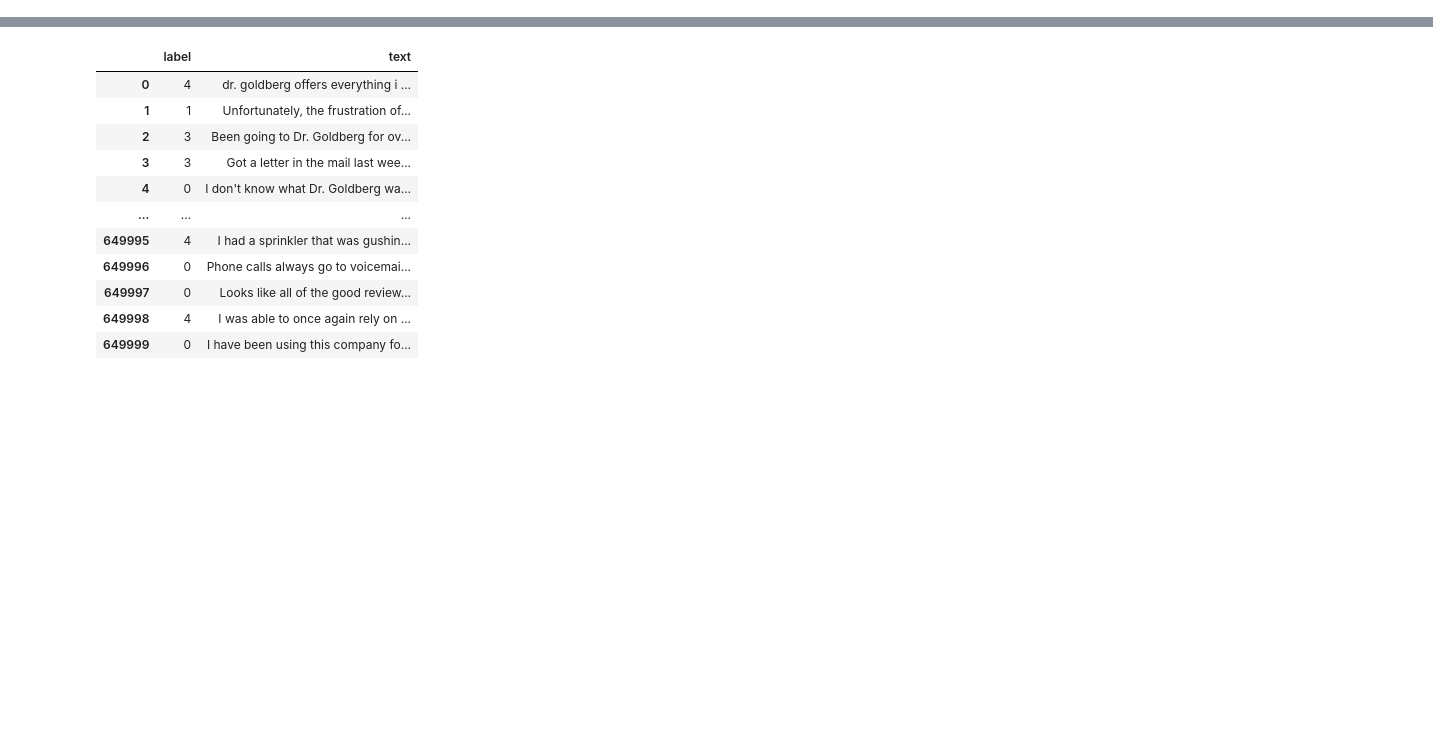
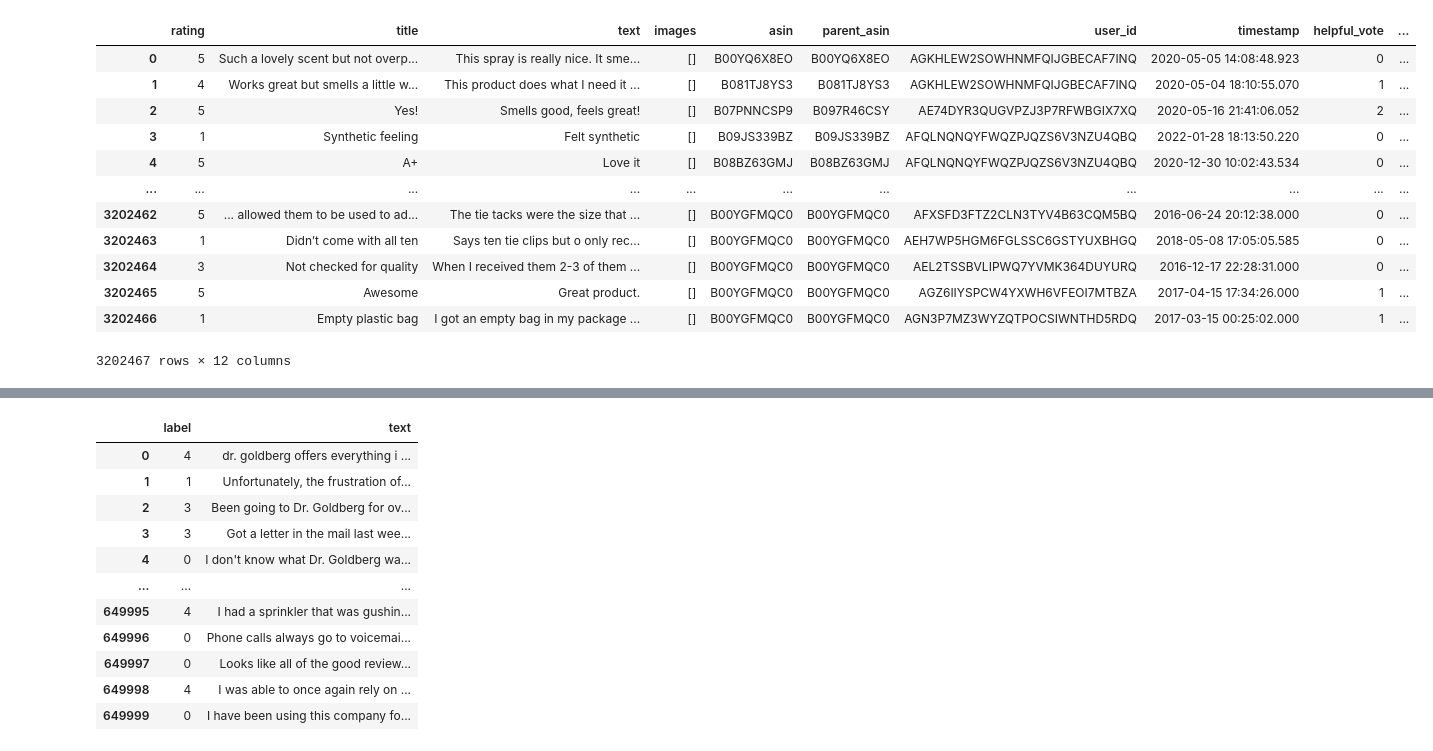
Before and after one commit to qcqced123/model_study, a Jupyter notebook: dataset_class/EDA.ipynb, the cells around one changed output, grey strips where cells are left out. Cells and saved outputs as stored; diff of their text form; code cells hidden in the pictures; blank space fills up the shorter version.

```diff
--- a/dataset_class/EDA.ipynb
+++ b/dataset_class/EDA.ipynb
@@ -25,3 +29,20 @@ beauty_df['domain'], fashion_df['domain'] = 'beauty', 'fashion'
 df = pd.concat([beauty_df, fashion_df], axis=0).reset_index(drop=True)
 df = stratified_kfold(df, 'rating', configuration.CFG)
 df.to_csv('train.csv', index=False, encoding='utf-8')
+# %%
+df = load_all_types_dataset('./data_folder/commerce/amazon/train.csv')
+df
+# %% [output]
+|  | rating | title | text | images | asin | parent_asin | user_id | timestamp | helpful_vote | ... |
+| 0 | 5 | Such a lovely scent but not overp... | This spray is really nice. It sme... | [] | B00YQ6X8EO | B00YQ6X8EO | AGKHLEW2SOWHNMFQIJGBECAF7INQ | 2020-05-05 14:08:48.923 | 0 | ... |
+| 1 | 4 | Works great but smells a little w... | This product does what I need it ... | [] | B081TJ8YS3 | B081TJ8YS3 | AGKHLEW2SOWHNMFQIJGBECAF7INQ | 2020-05-04 18:10:55.070 | 1 | ... |
+| 2 | 5 | Yes! | Smells good, feels great! | [] | B07PNNCSP9 | B097R46CSY | AE74DYR3QUGVPZJ3P7RFWBGIX7XQ | 2020-05-16 21:41:06.052 | 2 | ... |
+| 3 | 1 | Synthetic feeling | Felt synthetic | [] | B09JS339BZ | B09JS339BZ | AFQLNQNQYFWQZPJQZS6V3NZU4QBQ | 2022-01-28 18:13:50.220 | 0 | ... |
+| 4 | 5 | A+ | Love it | [] | B08BZ63GMJ | B08BZ63GMJ | AFQLNQNQYFWQZPJQZS6V3NZU4QBQ | 2020-12-30 10:02:43.534 | 0 | ... |
+| ... | ... | ... | ... | ... | ... | ... | ... | ... | ... | ... |
+| 3202462 | 5 | ... allowed them to be used to ad... | The tie tacks were the size that ... | [] | B00YGFMQC0 | B00YGFMQC0 | AFXSFD3FTZ2CLN3TYV4B63CQM5BQ | 2016-06-24 20:12:38.000 | 0 | ... |
+| 3202463 | 1 | Didn’t come with all ten | Says ten tie clips but o only rec... | [] | B00YGFMQC0 | B00YGFMQC0 | AEH7WP5HGM6FGLSSC6GSTYUXBHGQ | 2018-05-08 17:05:05.585 | 0 | ... |
+| 3202464 | 3 | Not checked for quality | When I received them 2-3 of them ... | [] | B00YGFMQC0 | B00YGFMQC0 | AEL2TSSBVLIPWQ7YVMK364DUYURQ | 2016-12-17 22:28:31.000 | 0 | ... |
+| 3202465 | 5 | Awesome | Great product. | [] | B00YGFMQC0 | B00YGFMQC0 | AGZ6IIYSPCW4YXWH6VFEOI7MTBZA | 2017-04-15 17:34:26.000 | 1 | ... |
+| 3202466 | 1 | Empty plastic bag | I got an empty bag in my package ... | [] | B00YGFMQC0 | B00YGFMQC0 | AGN3P7MZ3WYZQTPOCSIWNTHD5RDQ | 2017-03-15 00:25:02.000 | 1 | ... |
+3202467 rows × 12 columns
```
Also changed, not shown: parts of 3 cells of this notebook, 7 other files.
